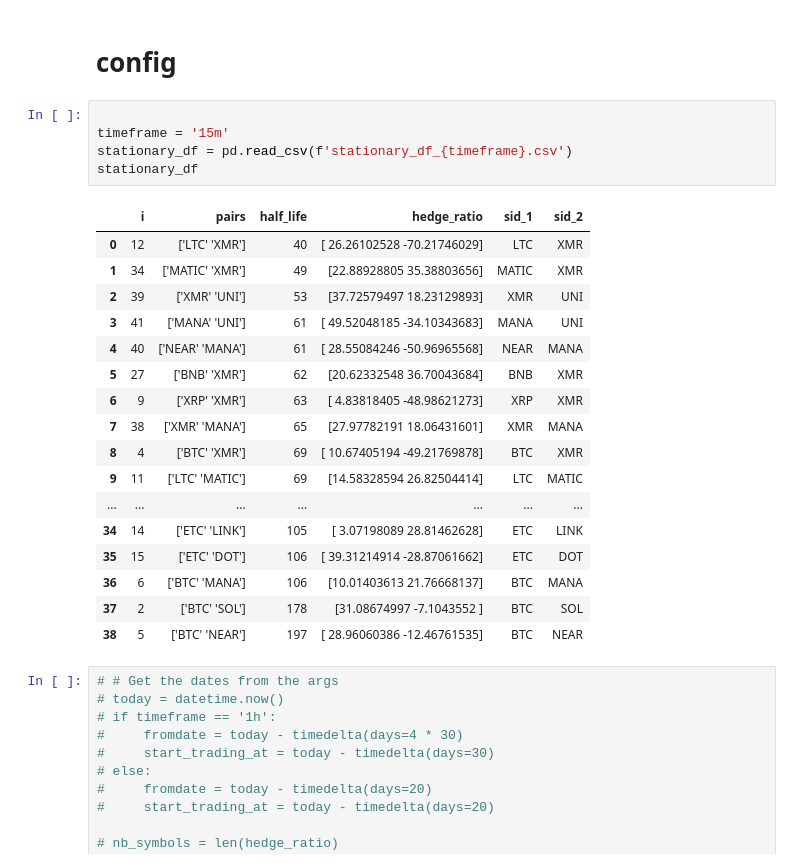
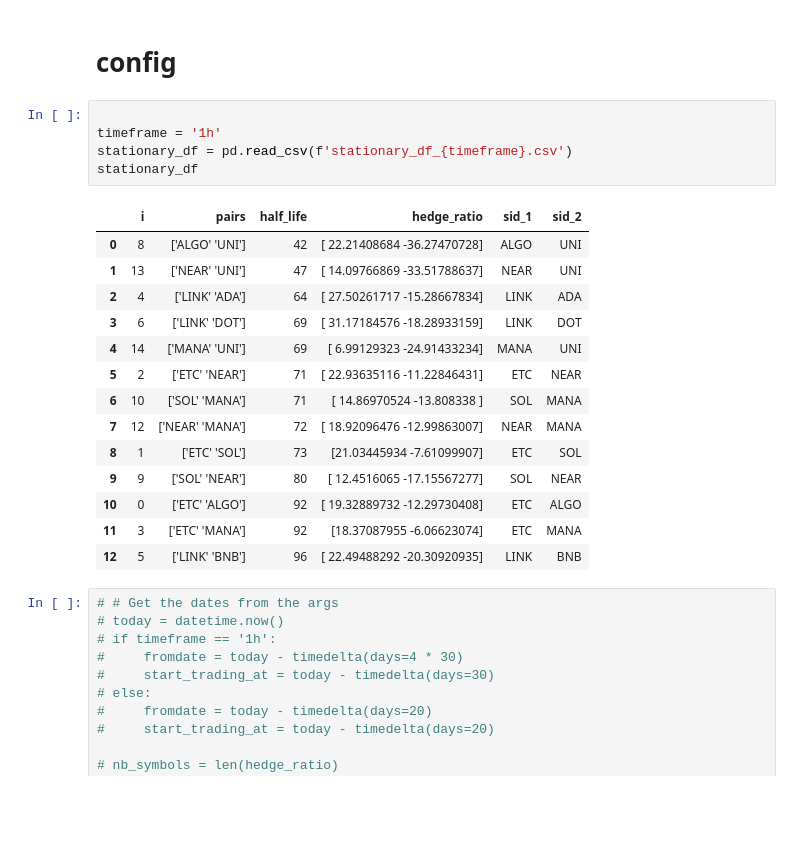
Before and after one commit to beannguyen/crypto-pair-trading, a Jupyter notebook: src/research/Backtest Live Data.ipynb, the cells around one changed output. Saved outputs shown, nothing was run; the diff lists cells and outputs as text; blank space fills up the shorter version.

```diff
--- a/src/research/Backtest Live Data.ipynb
+++ b/src/research/Backtest Live Data.ipynb
@@ -171,27 +171,24 @@ data = {}
 # config
 # %%
 
-timeframe = '15m'
+timeframe = '1h'
 stationary_df = pd.read_csv(f'stationary_df_{timeframe}.csv')
 stationary_df
 # %% [output]
 |  | i | pairs | half_life | hedge_ratio | sid_1 | sid_2 |
-| 0 | 12 | ['LTC' 'XMR'] | 40 | [ 26.26102528 -70.21746029] | LTC | XMR |
-| 1 | 34 | ['MATIC' 'XMR'] | 49 | [22.88928805 35.38803656] | MATIC | XMR |
-| 2 | 39 | ['XMR' 'UNI'] | 53 | [37.72579497 18.23129893] | XMR | UNI |
-| 3 | 41 | ['MANA' 'UNI'] | 61 | [ 49.52048185 -34.10343683] | MANA | UNI |
-| 4 | 40 | ['NEAR' 'MANA'] | 61 | [ 28.55084246 -50.96965568] | NEAR | MANA |
-| 5 | 27 | ['BNB' 'XMR'] | 62 | [20.62332548 36.70043684] | BNB | XMR |
-| 6 | 9 | ['XRP' 'XMR'] | 63 | [ 4.83818405 -48.98621273] | XRP | XMR |
-| 7 | 38 | ['XMR' 'MANA'] | 65 | [27.97782191 18.06431601] | XMR | MANA |
-| 8 | 4 | ['BTC' 'XMR'] | 69 | [ 10.67405194 -49.21769878] | BTC | XMR |
-| 9 | 11 | ['LTC' 'MATIC'] | 69 | [14.58328594 26.82504414] | LTC | MATIC |
-| ... | ... | ... | ... | ... | ... | ... |
-| 34 | 14 | ['ETC' 'LINK'] | 105 | [ 3.07198089 28.81462628] | ETC | LINK |
-| 35 | 15 | ['ETC' 'DOT'] | 106 | [ 39.31214914 -28.87061662] | ETC | DOT |
-| 36 | 6 | ['BTC' 'MANA'] | 106 | [10.01403613 21.76668137] | BTC | MANA |
-| 37 | 2 | ['BTC' 'SOL'] | 178 | [31.08674997 -7.1043552 ] | BTC | SOL |
-| 38 | 5 | ['BTC' 'NEAR'] | 197 | [ 28.96060386 -12.46761535] | BTC | NEAR |
+| 0 | 8 | ['ALGO' 'UNI'] | 42 | [ 22.21408684 -36.27470728] | ALGO | UNI |
+| 1 | 13 | ['NEAR' 'UNI'] | 47 | [ 14.09766869 -33.51788637] | NEAR | UNI |
+| 2 | 4 | ['LINK' 'ADA'] | 64 | [ 27.50261717 -15.28667834] | LINK | ADA |
+| 3 | 6 | ['LINK' 'DOT'] | 69 | [ 31.17184576 -18.28933159] | LINK | DOT |
+| 4 | 14 | ['MANA' 'UNI'] | 69 | [ 6.99129323 -24.91433234] | MANA | UNI |
+| 5 | 2 | ['ETC' 'NEAR'] | 71 | [ 22.93635116 -11.22846431] | ETC | NEAR |
+| 6 | 10 | ['SOL' 'MANA'] | 71 | [ 14.86970524 -13.808338 ] | SOL | MANA |
+| 7 | 12 | ['NEAR' 'MANA'] | 72 | [ 18.92096476 -12.99863007] | NEAR | MANA |
+| 8 | 1 | ['ETC' 'SOL'] | 73 | [21.03445934 -7.61099907] | ETC | SOL |
+| 9 | 9 | ['SOL' 'NEAR'] | 80 | [ 12.4516065 -17.15567277] | SOL | NEAR |
+| 10 | 0 | ['ETC' 'ALGO'] | 92 | [ 19.32889732 -12.29730408] | ETC | ALGO |
+| 11 | 3 | ['ETC' 'MANA'] | 92 | [18.37087955 -6.06623074] | ETC | MANA |
+| 12 | 5 | ['LINK' 'BNB'] | 96 | [ 22.49488292 -20.30920935] | LINK | BNB |
 # %%
 # # Get the dates from the args
 # today = datetime.now()
```
Also changed, not shown: parts of 4 cells of this notebook, 9 other files.
